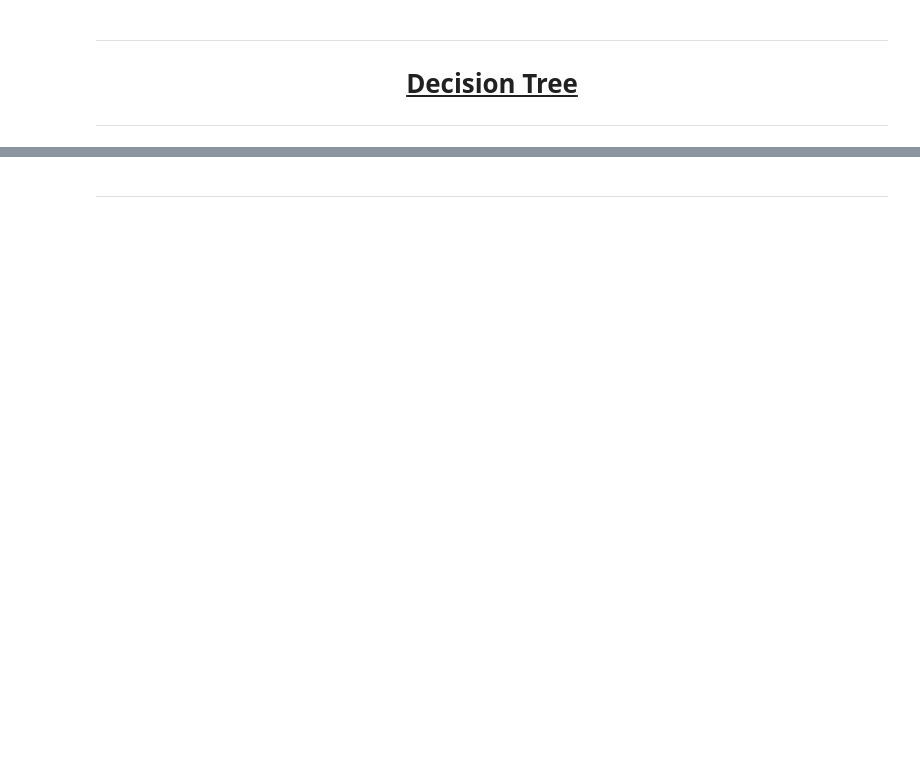
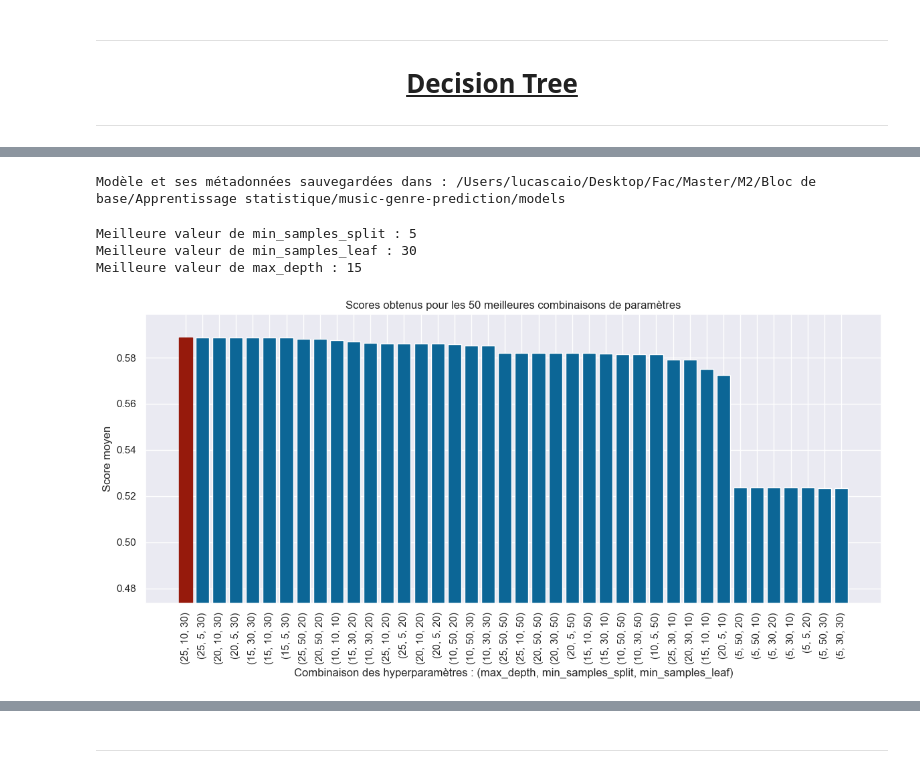
Before and after one commit to lcscaio77/music-genre-prediction, a Jupyter notebook: notebooks/05_train_decision_tree.ipynb, the cells around one changed output, grey strips where cells are left out. Drawn from its saved outputs; the diff is of its cells as text; code cells hidden in the pictures; blank space fills up the shorter version.

```diff
--- a/notebooks/05_train_decision_tree.ipynb
+++ b/notebooks/05_train_decision_tree.ipynb
@@ -23,6 +22,6 @@ X_train, X_test, y_train, y_test = src.split_data(data, target_column='music_gen
 class_weight = compute_class_weight(
     class_weight='balanced',
     classes=np.unique(y_train),
-    y=y_train
+    y=y_train,
 )
 class_weight = dict(zip(np.unique(y_train), class_weight))
@@ -37,20 +69,19 @@ src.evaluate_model(dt_classifier, X_train, y_train, classes=config.CLASSES_COMBI
 params = {
     'max_depth': [5, 10, 15, 20, 25],
     'min_samples_split': [5, 10, 30, 50],
-    'min_samples_leaf': [10, 20, 30, 50]
+    'min_samples_leaf': [10, 20, 30, 50],
 }
 # %%
 cv_strat = StratifiedKFold(n_splits=3, shuffle=True, random_state=0)
 
 rs_dt_classifier = RandomizedSearchCV(
-    estimator=DecisionTreeClassifier(random_state=0),
+    estimator=DecisionTreeClassifier(random_state=0, class_weight=class_weight),
     param_distributions=params,
     n_iter=40,
     scoring='accuracy',
     n_jobs=-1,
     cv=cv_strat,
     verbose=1,
-    random_state=0
+    random_state=0,
     )
-
 rs_dt_classifier.fit(X_train, y_train)
@@ -57,7 +106,12 @@ rs_dt_classifier.fit(X_train, y_train)
 # %%
 src.save_model(rs_dt_classifier, 'rs_dt_classifier')
+# %% [output]
+Modèle et ses métadonnées sauvegardées dans : /Users/lucascaio/Desktop/Fac/Master/M2/Bloc de base/Apprentissage statistique/music-genre-prediction/models
-# %%
-rs_dt_classifier = src.load_model('rs_dt_classifier')
 # %%
-src.plot_gridsearch(rs_dt_classifier, params)
+best_params = src.plot_gridsearch(rs_dt_classifier, params)
+# %% [output]
+Meilleure valeur de min_samples_split : 5
+Meilleure valeur de min_samples_leaf : 30
+Meilleure valeur de max_depth : 15
+[figure, added]
 # %%
```
Also changed, not shown: parts of 9 cells of this notebook, 59 other files.
